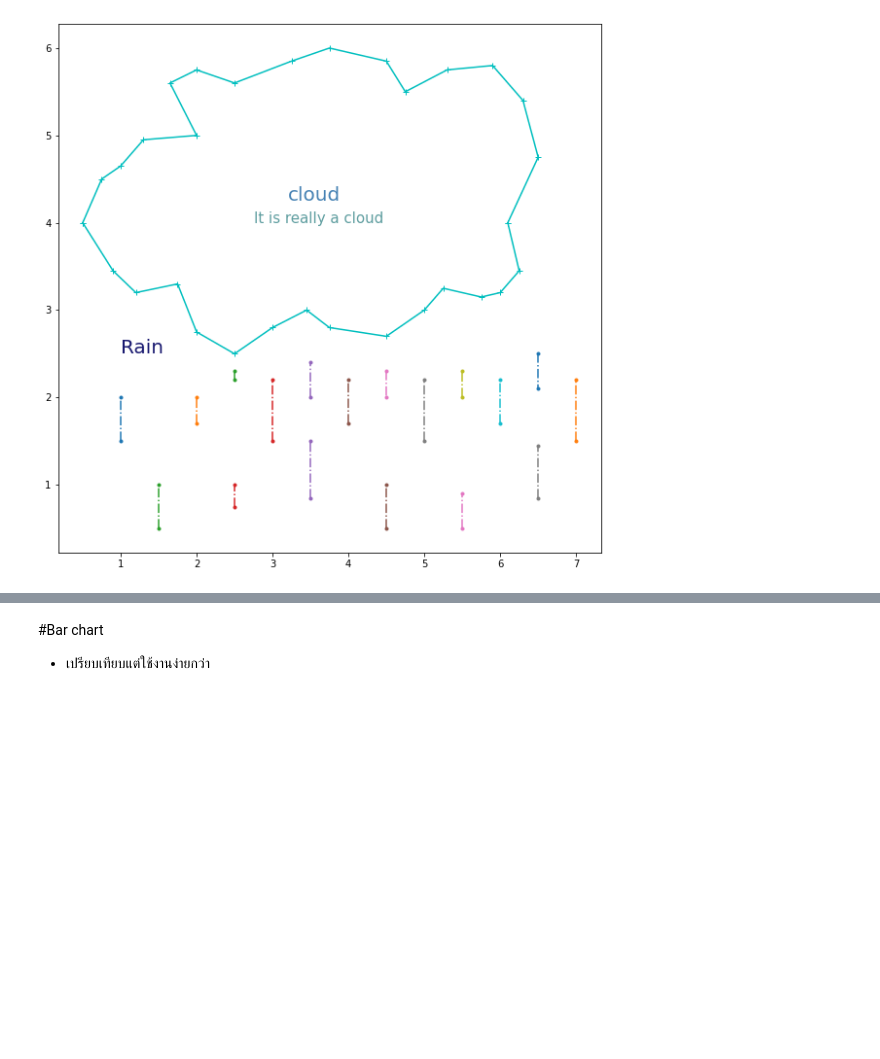
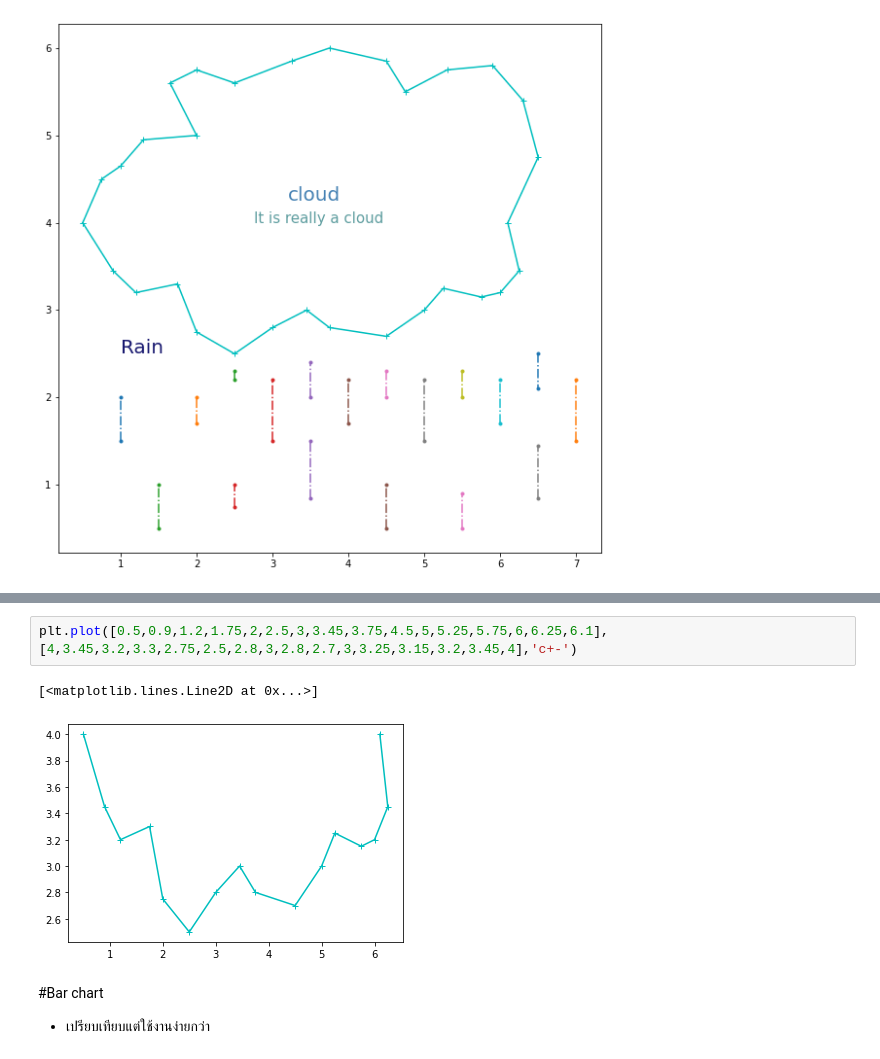
Before and after one commit to Nattakonjpg/BasicProg_DataViz65, a Jupyter notebook: DataViz04_Data_Comparison_ipnyb.ipynb, the cells around one changed output, grey strips where cells are left out. Drawn from its saved outputs; the diff is of its cells as text; blank space fills up the shorter version.

```diff
--- a/DataViz04_Data_Comparison_ipnyb.ipynb
+++ b/DataViz04_Data_Comparison_ipnyb.ipynb
@@ -196,3 +201,8 @@ plt.text(2.75, 4, 'It is really a cloud', fontsize=15, color='#5F9EA0');
+# %%
+plt.plot([0.5,0.9,1.2,1.75,2,2.5,3,3.45,3.75,4.5,5,5.25,5.75,6,6.25,6.1],[4,3.45,3.2,3.3,2.75,2.5,2.8,3,2.8,2.7,3,3.25,3.15,3.2,3.45,4],'c+-')
+# %% [output]
+[<matplotlib.lines.Line2D at 0x...>]
+[figure, added]
 # %% [markdown]
 #Bar chart
 - เปรียบเทียบแต่ใช้งานง่ายกว่า
```
Also changed, not shown: parts of 7 cells of this notebook.
